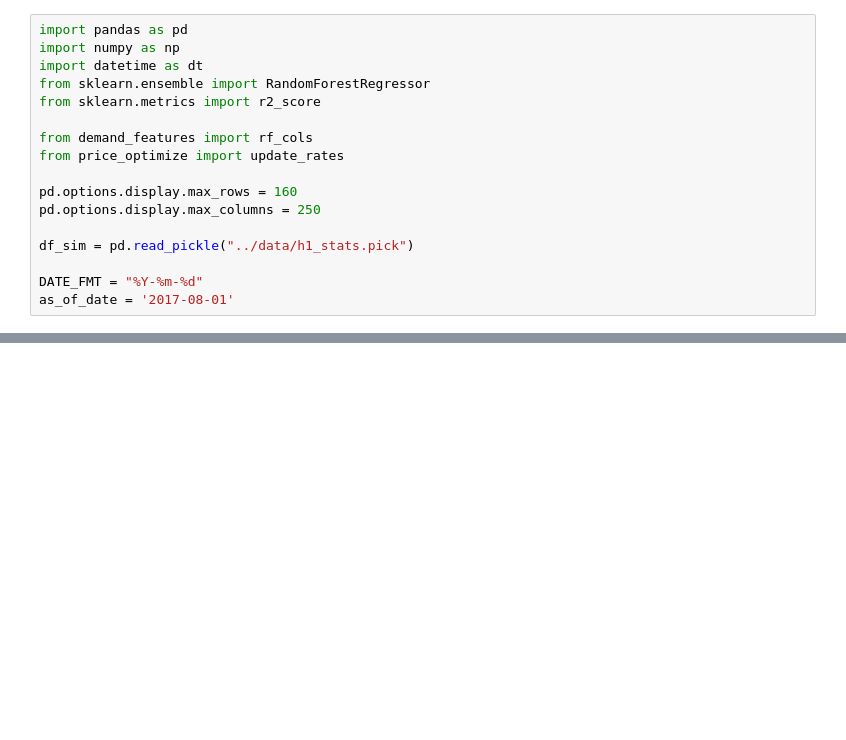
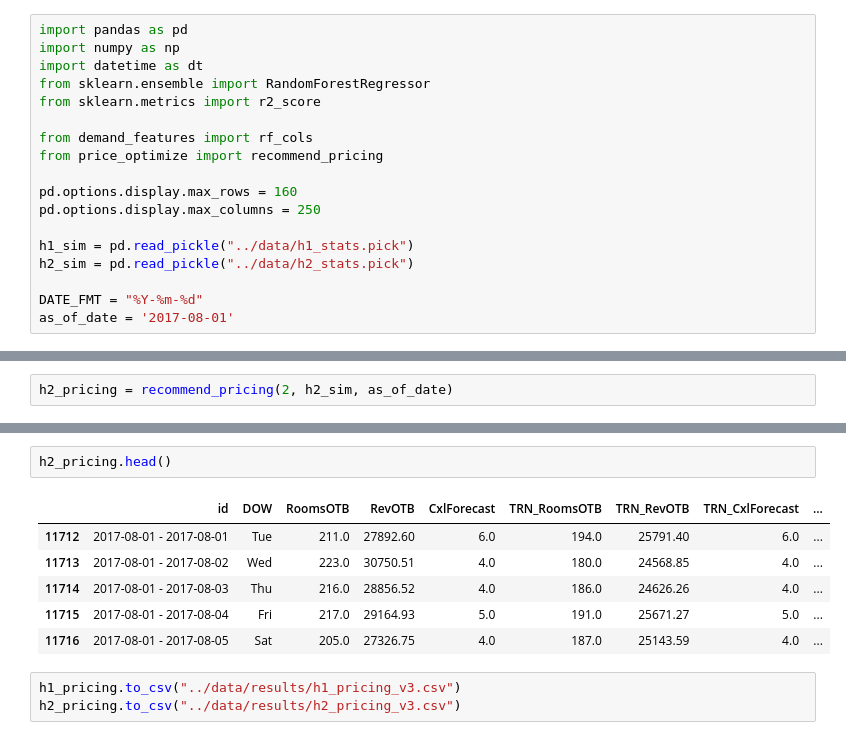
Before and after one commit to edubu2/hotel-revman-system, a Jupyter notebook: code/test_price_opt.ipynb, the cells around one changed output, grey strips where cells are left out. Saved outputs shown, nothing was run; the diff lists cells and outputs as text; blank space fills up the shorter version.

```diff
--- a/code/test_price_opt.ipynb
+++ b/code/test_price_opt.ipynb
@@ -6,12 +6,13 @@ from sklearn.ensemble import RandomForestRegressor
 from sklearn.metrics import r2_score
 
 from demand_features import rf_cols
-from price_optimize import update_rates
+from price_optimize import recommend_pricing
 
 pd.options.display.max_rows = 160
 pd.options.display.max_columns = 250
 
-df_sim = pd.read_pickle("../data/h1_stats.pick")
+h1_sim = pd.read_pickle("../data/h1_stats.pick")
+h2_sim = pd.read_pickle("../data/h2_stats.pick")
 
 DATE_FMT = "%Y-%m-%d"
 as_of_date = '2017-08-01'
@@ -196,0 +35,2 @@ update_rates(h1_stats, '2017-08-01')
+# %%
+h2_pricing = recommend_pricing(2, h2_sim, as_of_date)
@@ -196,0 +60,12 @@ update_rates(h1_stats, '2017-08-01')
+# %%
+h2_pricing.head()
+# %% [output]
+|  | id | DOW | RoomsOTB | RevOTB | CxlForecast | TRN_RoomsOTB | TRN_RevOTB | TRN_CxlForecast | ... |
+| 11712 | 2017-08-01 - 2017-08-01 | Tue | 211.0 | 27892.60 | 6.0 | 194.0 | 25791.40 | 6.0 | ... |
+| 11713 | 2017-08-01 - 2017-08-02 | Wed | 223.0 | 30750.51 | 4.0 | 180.0 | 24568.85 | 4.0 | ... |
+| 11714 | 2017-08-01 - 2017-08-03 | Thu | 216.0 | 28856.52 | 4.0 | 186.0 | 24626.26 | 4.0 | ... |
+| 11715 | 2017-08-01 - 2017-08-04 | Fri | 217.0 | 29164.93 | 5.0 | 191.0 | 25671.27 | 5.0 | ... |
+| 11716 | 2017-08-01 - 2017-08-05 | Sat | 205.0 | 27326.75 | 4.0 | 187.0 | 25143.59 | 4.0 | ... |
+# %%
+h1_pricing.to_csv("../data/results/h1_pricing_v3.csv")
+h2_pricing.to_csv("../data/results/h2_pricing_v3.csv")
```
Also changed, not shown: parts of 18 cells of this notebook, 4 other files.
